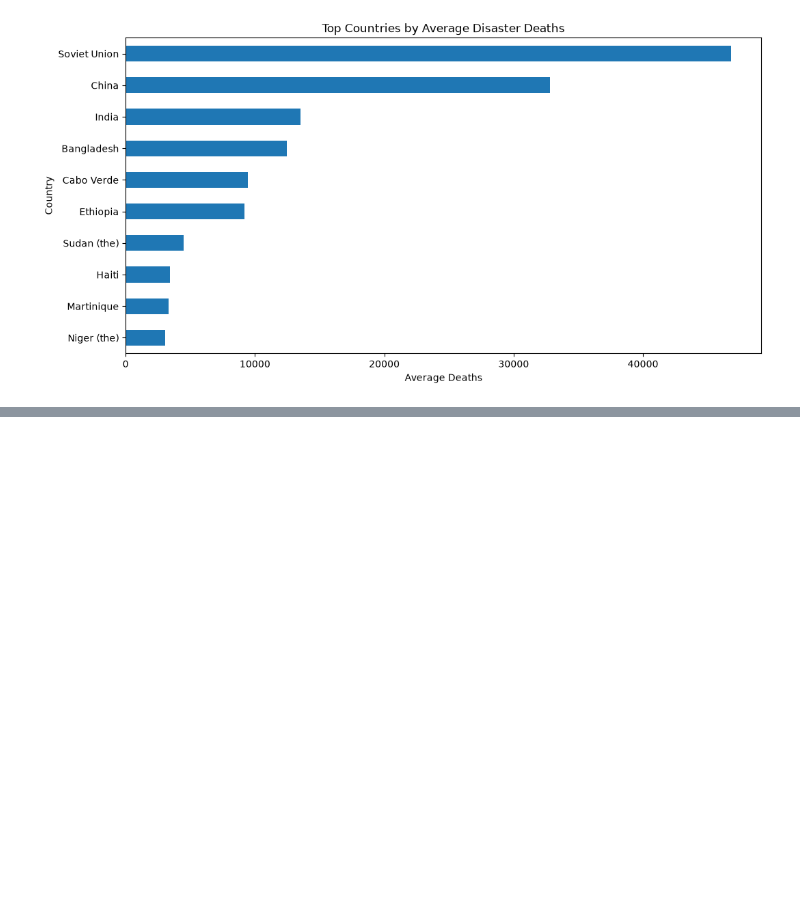
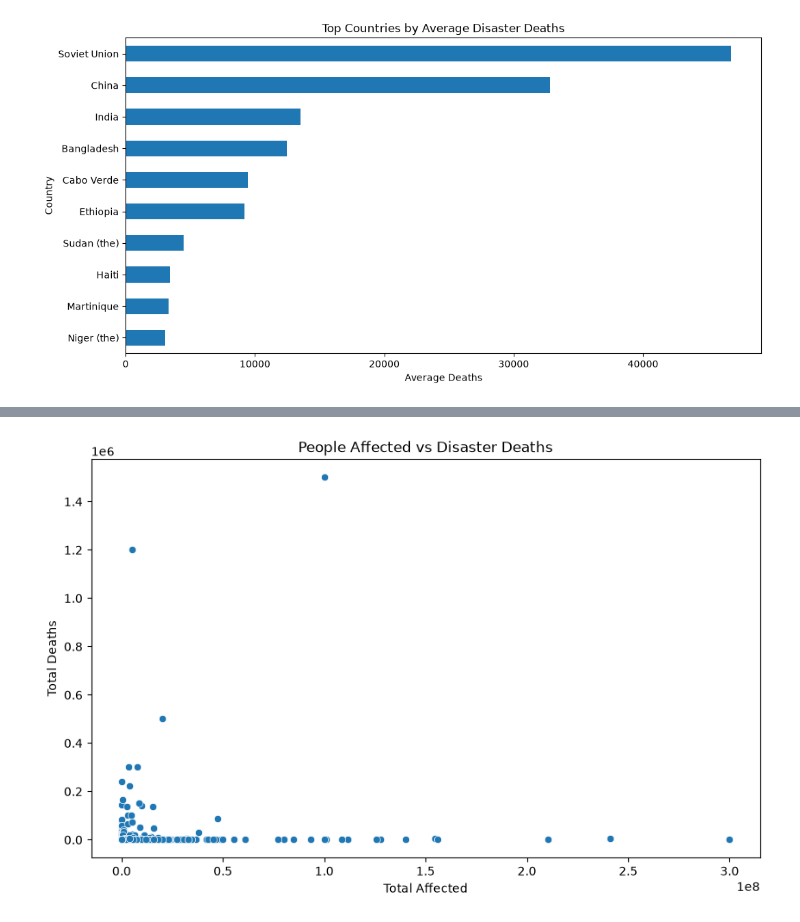
Before and after one commit to ShreyaAyyaparaj/data-visualization-techniques, a Jupyter notebook: dvt_04.ipynb, the cells around one changed output, grey strips where cells are left out. Cells and saved outputs as stored; diff of their text form; code cells hidden in the pictures; blank space fills up the shorter version.

```diff
--- a/dvt_04.ipynb
+++ b/dvt_04.ipynb
@@ -214,0 +246,16 @@ ValueError: could not convert string to float: '2,8490844088613'
+# %%
+plt.figure(figsize=(10, 6))
+
+sns.scatterplot(
+    data=df,
+    x="Total Affected",
+    y="Total Deaths"
+)
+
+plt.title("People Affected vs Disaster Deaths")
+plt.xlabel("Total Affected")
+plt.ylabel("Total Deaths")
+
+plt.show()
+# %% [output]
+[figure, added]
```
Also changed, not shown: parts of 4 cells of this notebook.
